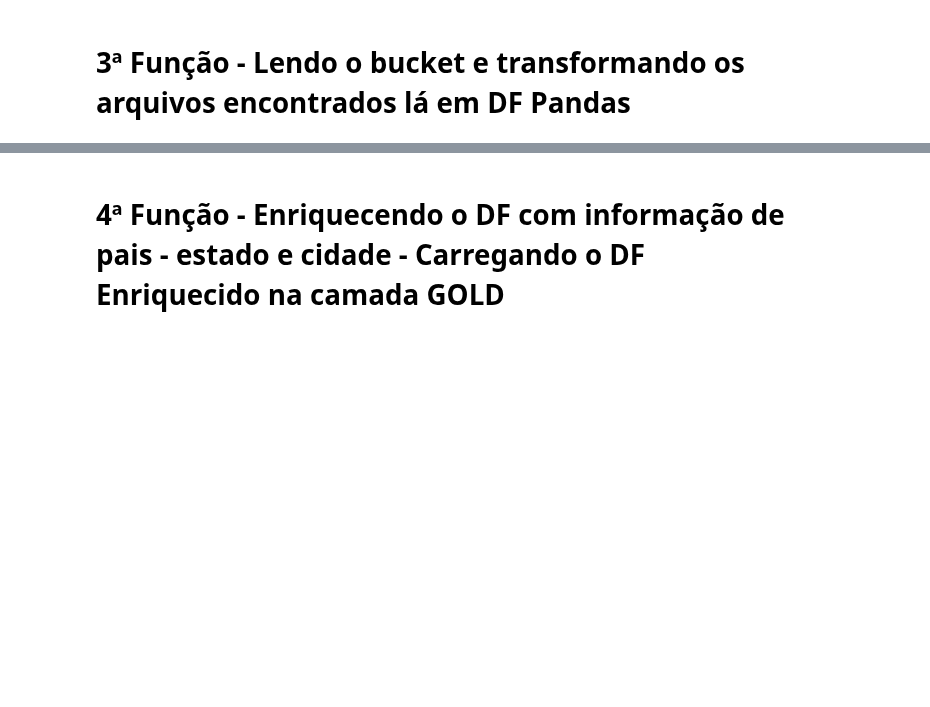
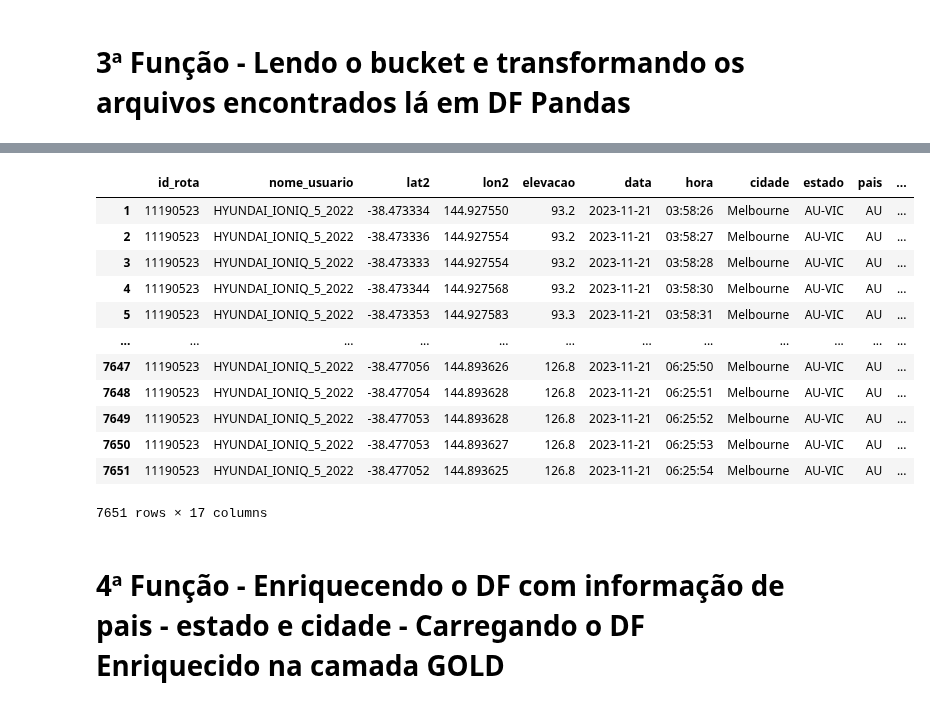
Before and after one commit to ThigaoRibeiro/tcc-ufrj-pipeline, a Jupyter notebook: Teste_WebScraping_OpenStreetMap.ipynb, the cells around one changed output, grey strips where cells are left out. Drawn from its saved outputs; the diff is of its cells as text; code cells hidden in the pictures; blank space fills up the shorter version.

```diff
--- a/Teste_WebScraping_OpenStreetMap.ipynb
+++ b/Teste_WebScraping_OpenStreetMap.ipynb
@@ -764,0 +857,5 @@ for nome_arquivo in strings:
+# %%
+df['dist_euclidiana'] = df.apply(calc_dist_euclidiana, axis=1)
+df['dist_manhattan'] = df.apply(calc_dist_manhattan, axis=1)
+df['dist_minkowski'] = df.apply(calc_dist_minkowski, axis=1)
+df['dist_haversine'] = df.apply(lambda row: haversine(row['lat1'], row['lon1'], row['lat2'], row['lon2']), axis=1)
@@ -765,3 +895,19 @@ for nome_arquivo in strings:
+# %%
+df
+# %% [output]
+|  | id_rota | nome_usuario | lat2 | lon2 | elevacao | data | hora | cidade | estado | pais | ... |
+| 1 | 11190523 | HYUNDAI_IONIQ_5_2022 | -38.473334 | 144.927550 | 93.2 | 2023-11-21 | 03:58:26 | Melbourne | AU-VIC | AU | ... |
+| 2 | 11190523 | HYUNDAI_IONIQ_5_2022 | -38.473336 | 144.927554 | 93.2 | 2023-11-21 | 03:58:27 | Melbourne | AU-VIC | AU | ... |
+| 3 | 11190523 | HYUNDAI_IONIQ_5_2022 | -38.473333 | 144.927554 | 93.2 | 2023-11-21 | 03:58:28 | Melbourne | AU-VIC | AU | ... |
+| 4 | 11190523 | HYUNDAI_IONIQ_5_2022 | -38.473344 | 144.927568 | 93.2 | 2023-11-21 | 03:58:30 | Melbourne | AU-VIC | AU | ... |
+| 5 | 11190523 | HYUNDAI_IONIQ_5_2022 | -38.473353 | 144.927583 | 93.3 | 2023-11-21 | 03:58:31 | Melbourne | AU-VIC | AU | ... |
+| ... | ... | ... | ... | ... | ... | ... | ... | ... | ... | ... | ... |
+| 7647 | 11190523 | HYUNDAI_IONIQ_5_2022 | -38.477056 | 144.893626 | 126.8 | 2023-11-21 | 06:25:50 | Melbourne | AU-VIC | AU | ... |
+| 7648 | 11190523 | HYUNDAI_IONIQ_5_2022 | -38.477054 | 144.893628 | 126.8 | 2023-11-21 | 06:25:51 | Melbourne | AU-VIC | AU | ... |
+| 7649 | 11190523 | HYUNDAI_IONIQ_5_2022 | -38.477053 | 144.893628 | 126.8 | 2023-11-21 | 06:25:52 | Melbourne | AU-VIC | AU | ... |
+| 7650 | 11190523 | HYUNDAI_IONIQ_5_2022 | -38.477053 | 144.893627 | 126.8 | 2023-11-21 | 06:25:53 | Melbourne | AU-VIC | AU | ... |
+| 7651 | 11190523 | HYUNDAI_IONIQ_5_2022 | -38.477052 | 144.893625 | 126.8 | 2023-11-21 | 06:25:54 | Melbourne | AU-VIC | AU | ... |
+7651 rows × 17 columns
 # %% [markdown]
 # 4ª Função - Enriquecendo o DF com informação de pais - estado e cidade - Carregando o DF Enriquecido na camada GOLD
 # %%
```
Also changed, not shown: parts of 33 cells of this notebook.
